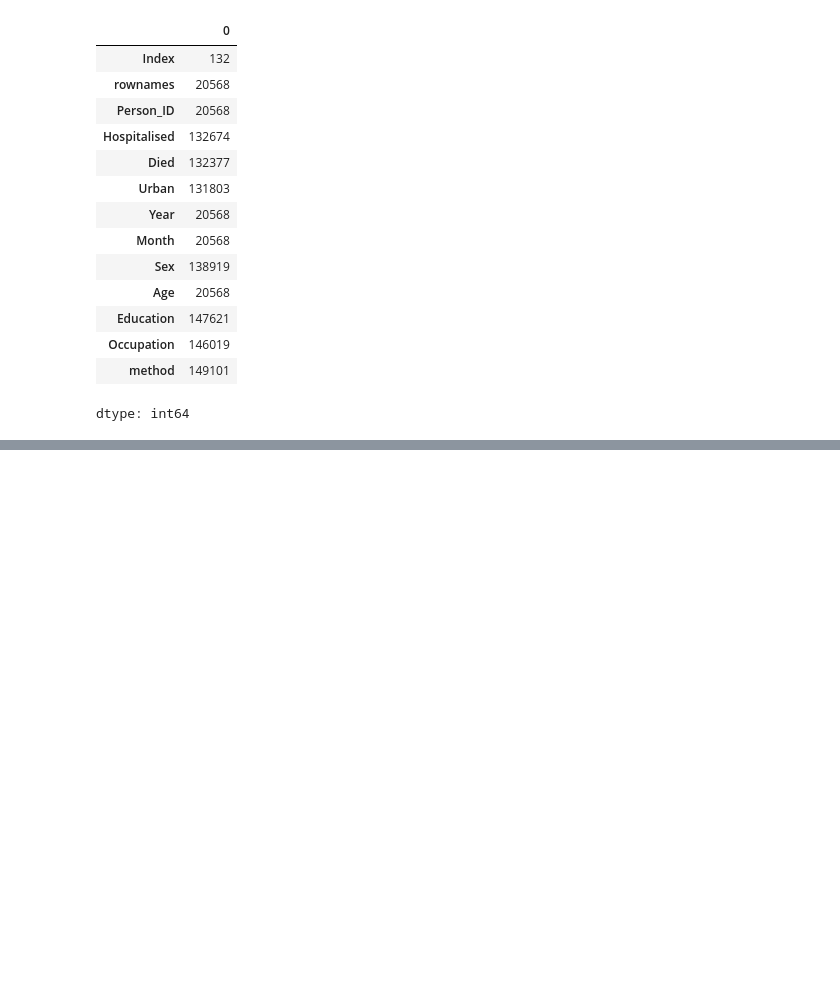
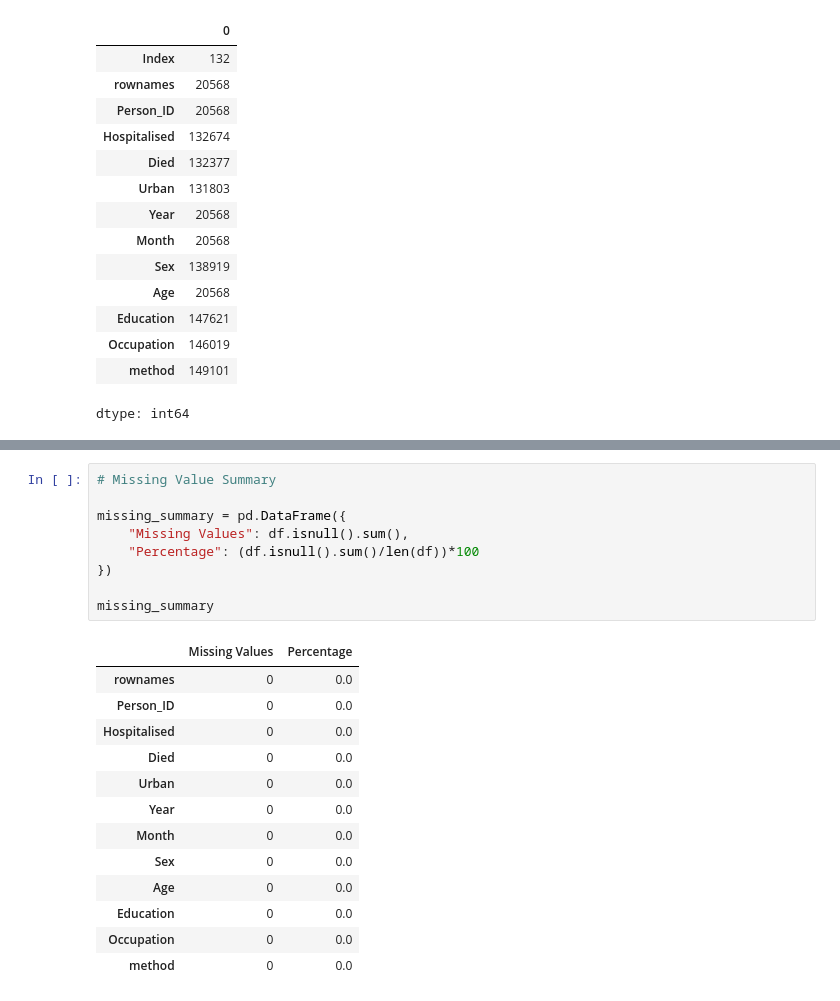
Before and after one commit to kyogeshsagar/K_YOGESH_SAGAR, a Jupyter notebook: EDA_Phase1.ipynb, the cells around one changed output, grey strips where cells are left out. Drawn from its saved outputs; the diff is of its cells as text; blank space fills up the shorter version.

```diff
--- a/EDA_Phase1.ipynb
+++ b/EDA_Phase1.ipynb
@@ -412,0 +465,23 @@ dtype: int64
+# %%
+# Missing Value Summary
+
+missing_summary = pd.DataFrame({
+    "Missing Values": df.isnull().sum(),
+    "Percentage": (df.isnull().sum()/len(df))*100
+})
+
+missing_summary
+# %% [output]
+|  | Missing Values | Percentage |
+| rownames | 0 | 0.0 |
+| Person_ID | 0 | 0.0 |
+| Hospitalised | 0 | 0.0 |
+| Died | 0 | 0.0 |
+| Urban | 0 | 0.0 |
+| Year | 0 | 0.0 |
+| Month | 0 | 0.0 |
+| Sex | 0 | 0.0 |
+| Age | 0 | 0.0 |
+| Education | 0 | 0.0 |
+| Occupation | 0 | 0.0 |
+| method | 0 | 0.0 |
```
Also changed, not shown: parts of 17 cells of this notebook.
